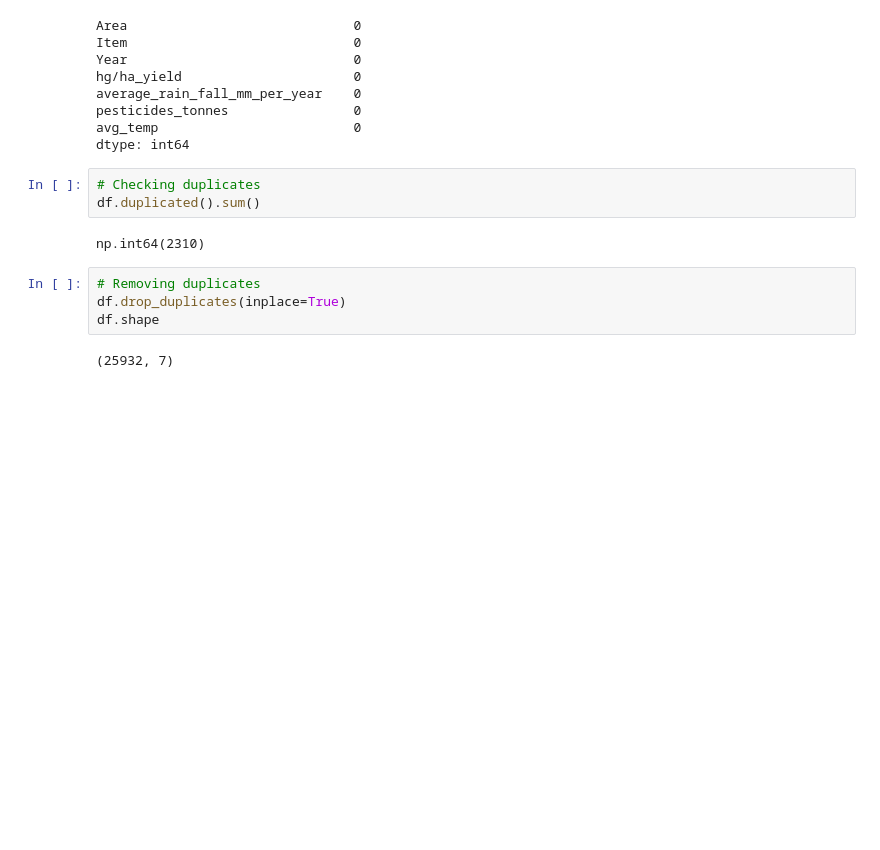
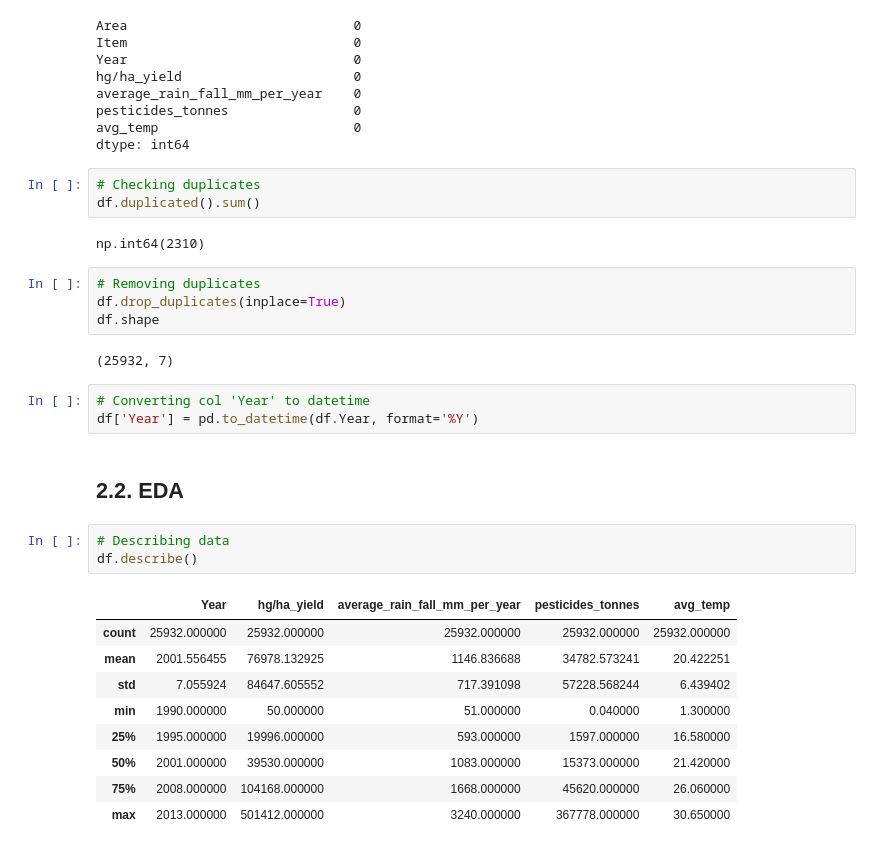
Before and after one commit to andrefpvalenga/crop-yeld-project, a Jupyter notebook: CropYeldPrediction.ipynb, the cells around one changed output. Drawn from its saved outputs; the diff is of its cells as text; blank space fills up the shorter version.

```diff
--- a/CropYeldPrediction.ipynb
+++ b/CropYeldPrediction.ipynb
@@ -74,3 +82,21 @@ df.drop_duplicates(inplace=True)
 df.shape
 # %% [output]
 (25932, 7)
+# %%
+# Converting col 'Year' to datetime
+df['Year'] = pd.to_datetime(df.Year, format='%Y')
+# %% [markdown]
+## 2.2. EDA
+# %%
+# Describing data
+df.describe()
+# %% [output]
+|  | Year | hg/ha_yield | average_rain_fall_mm_per_year | pesticides_tonnes | avg_temp |
+| count | 25932.000000 | 25932.000000 | 25932.000000 | 25932.000000 | 25932.000000 |
+| mean | 2001.556455 | 76978.132925 | 1146.836688 | 34782.573241 | 20.422251 |
+| std | 7.055924 | 84647.605552 | 717.391098 | 57228.568244 | 6.439402 |
+| min | 1990.000000 | 50.000000 | 51.000000 | 0.040000 | 1.300000 |
+| 25% | 1995.000000 | 19996.000000 | 593.000000 | 1597.000000 | 16.580000 |
+| 50% | 2001.000000 | 39530.000000 | 1083.000000 | 15373.000000 | 21.420000 |
+| 75% | 2008.000000 | 104168.000000 | 1668.000000 | 45620.000000 | 26.060000 |
+| max | 2013.000000 | 501412.000000 | 3240.000000 | 367778.000000 | 30.650000 |
```
Also changed, not shown: parts of 12 cells of this notebook.
